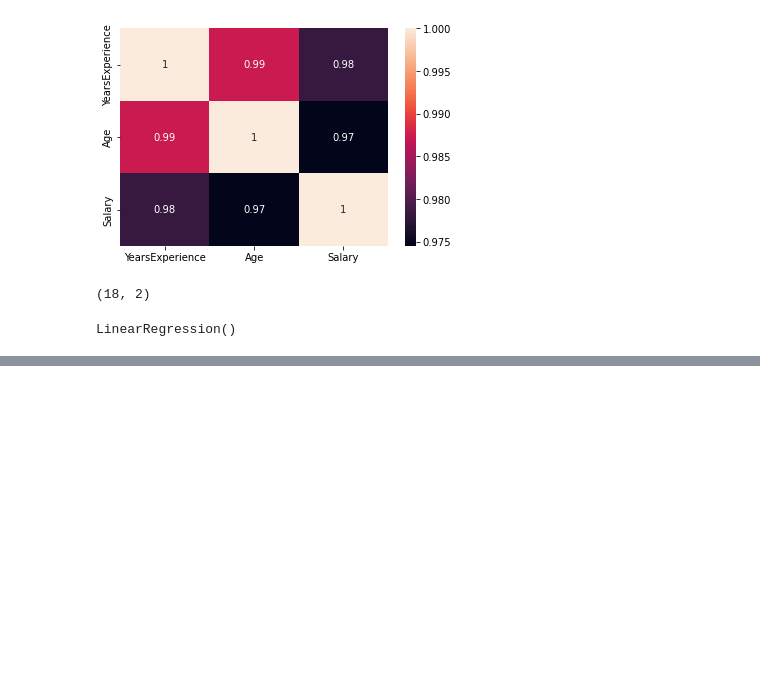
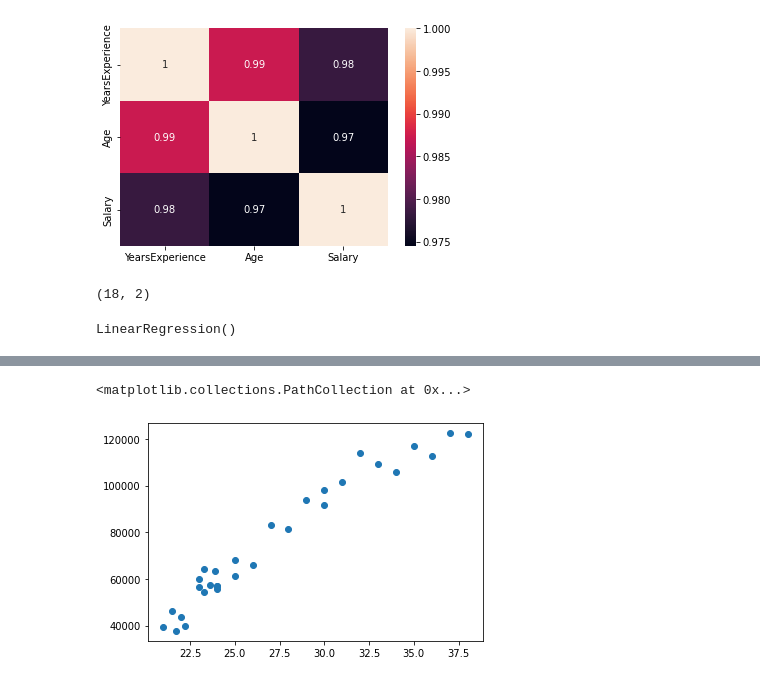
Before and after one commit to saleemullah7654321/DataScience, a Jupyter notebook: 2.MachineLearning.ipynb, the cells around one changed output, grey strips where cells are left out. Cells and saved outputs as stored; diff of their text form; code cells hidden in the pictures; blank space fills up the shorter version.

```diff
--- a/2.MachineLearning.ipynb
+++ b/2.MachineLearning.ipynb
@@ -1514,0 +1515,5 @@ lr.score(x_test,y_test)
+# %%
+plt.scatter(df['Age'],df['Salary'])
+# %% [output]
+<matplotlib.collections.PathCollection at 0x...>
+[figure, added]
```
Also changed, not shown: parts of 15 cells of this notebook, 1 other file.
